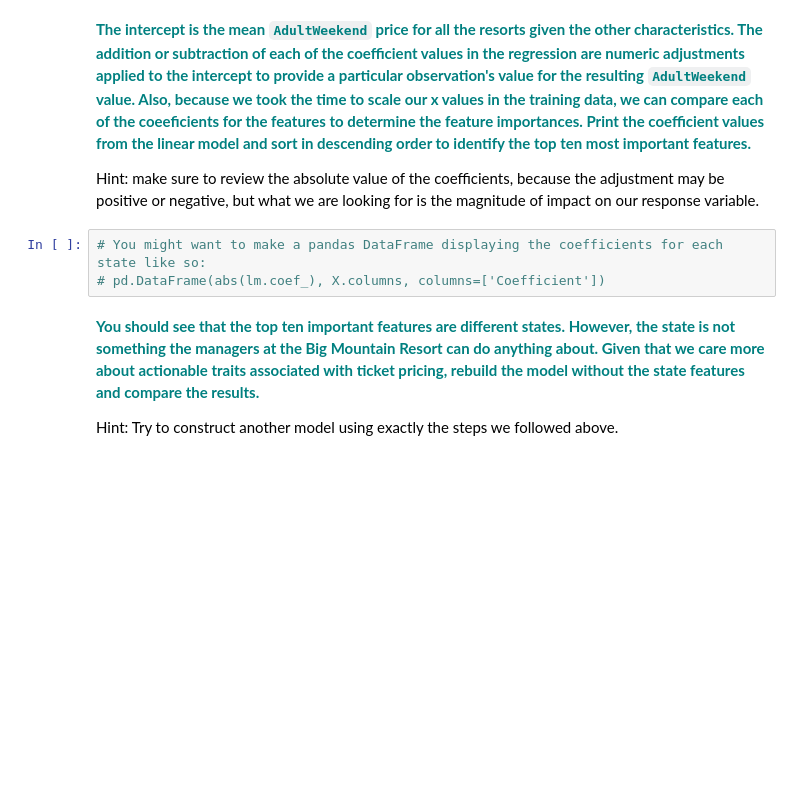
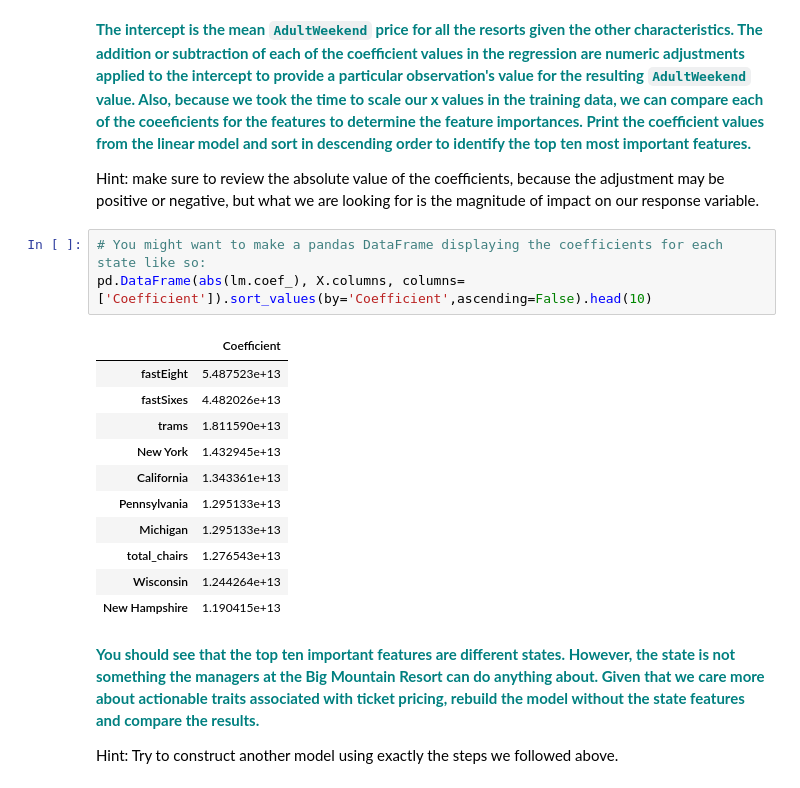
Before and after one commit to dineshh912/DS_big_mountain_ski_resort_capstone, a Jupyter notebook: 4-5-preprocessing-modeling/GuidedCapstoneStep4 and step5HL.ipynb, the cells around one changed output. Drawn from its saved outputs; the diff is of its cells as text; blank space fills up the shorter version.

```diff
--- a/4-5-preprocessing-modeling/GuidedCapstoneStep4 and step5HL.ipynb
+++ b/4-5-preprocessing-modeling/GuidedCapstoneStep4 and step5HL.ipynb
@@ -224,7 +226,19 @@ Hint: our linear regression model `lm` has an attribute `intercept_` for the int
 Hint: make sure to review the absolute value of the coefficients, because the adjustment may be positive or negative, but what we are looking for is the magnitude of impact on our response variable.
 # %%
 # You might want to make a pandas DataFrame displaying the coefficients for each state like so:
-# pd.DataFrame(abs(lm.coef_), X.columns, columns=['Coefficient'])
+pd.DataFrame(abs(lm.coef_), X.columns, columns=['Coefficient']).sort_values(by='Coefficient',ascending=False).head(10)
+# %% [output]
+|  | Coefficient |
+| fastEight | 5.487523e+13 |
+| fastSixes | 4.482026e+13 |
+| trams | 1.811590e+13 |
+| New York | 1.432945e+13 |
+| California | 1.343361e+13 |
+| Pennsylvania | 1.295133e+13 |
+| Michigan | 1.295133e+13 |
+| total_chairs | 1.276543e+13 |
+| Wisconsin | 1.244264e+13 |
+| New Hampshire | 1.190415e+13 |
 # %% [markdown]
 **<font color='teal'>You should see that the top ten important features are different states. However, the state is not something the managers at the Big Mountain Resort can do anything about. Given that we care more about actionable traits associated with ticket pricing, rebuild the model without the state features and compare the results. </font>**
 
```
Also changed, not shown: parts of 12 cells of this notebook.
